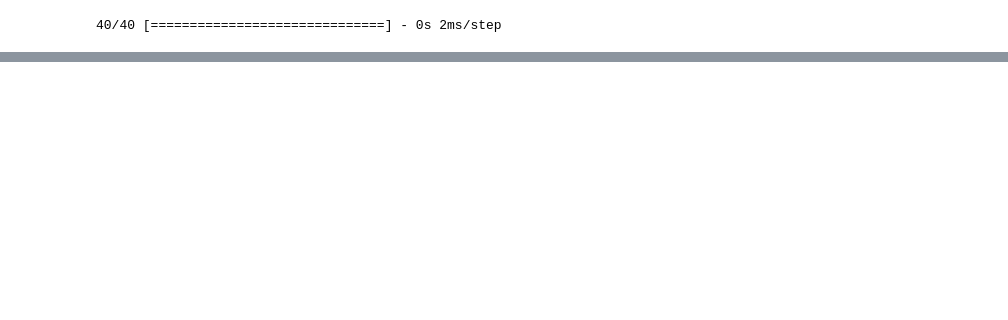
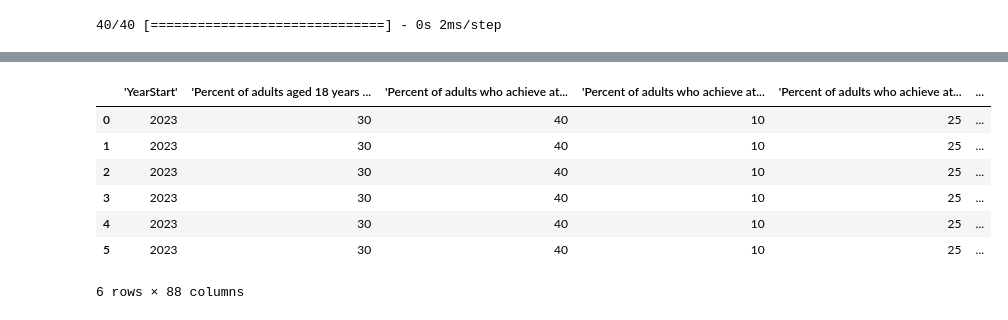
Before and after one commit to saganaga/Obesity-Prediction-Model, a Jupyter notebook: Model_Notebook/Obesity_Prediction_Optimized_Notebook.ipynb, the cells around one changed output, grey strips where cells are left out. Drawn from its saved outputs; the diff is of its cells as text; code cells hidden in the pictures; blank space fills up the shorter version.

```diff
--- a/Model_Notebook/Obesity_Prediction_Optimized_Notebook.ipynb
+++ b/Model_Notebook/Obesity_Prediction_Optimized_Notebook.ipynb
@@ -317,0 +321,4 @@ optimized_model.save("Obesity_Prediction_opt.h5")
+# %%
+#scale the hypothetical data and make predictions
+X_hyp_scaled = X_scaler.transform(hypothetical_df)
+y_hyp = optimized_model.predict(X_hyp_scaled)
@@ -317,0 +327,13 @@ optimized_model.save("Obesity_Prediction_opt.h5")
+# %%
+#add column to the hypothetical data to show the predictions for each row of data
+hypothetical_df["PREDICTION Percent of adults aged 18 years and older who have obesity"] = [y_hyp[x].item() for x in range(len(y_hyp))]
+hypothetical_df
+# %% [output]
+|  | 'YearStart' | 'Percent of adults aged 18 years ... | 'Percent of adults who achieve at... | 'Percent of adults who achieve at... | 'Percent of adults who achieve at... | ... |
+| 0 | 2023 | 30 | 40 | 10 | 25 | ... |
+| 1 | 2023 | 30 | 40 | 10 | 25 | ... |
+| 2 | 2023 | 30 | 40 | 10 | 25 | ... |
+| 3 | 2023 | 30 | 40 | 10 | 25 | ... |
+| 4 | 2023 | 30 | 40 | 10 | 25 | ... |
+| 5 | 2023 | 30 | 40 | 10 | 25 | ... |
+6 rows × 88 columns
```
Also changed, not shown: parts of 15 cells of this notebook, 5 other files.
